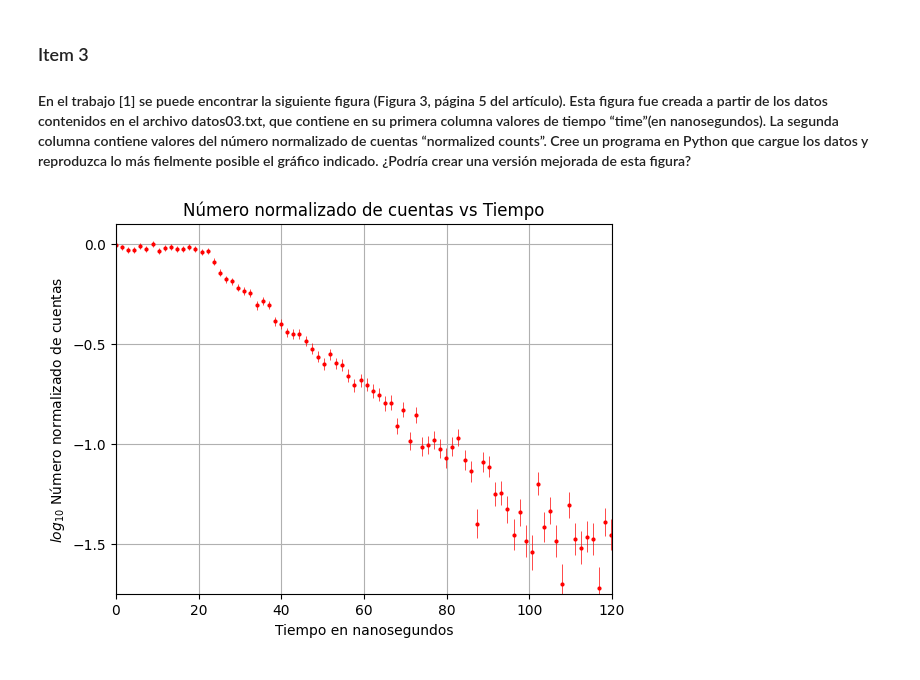
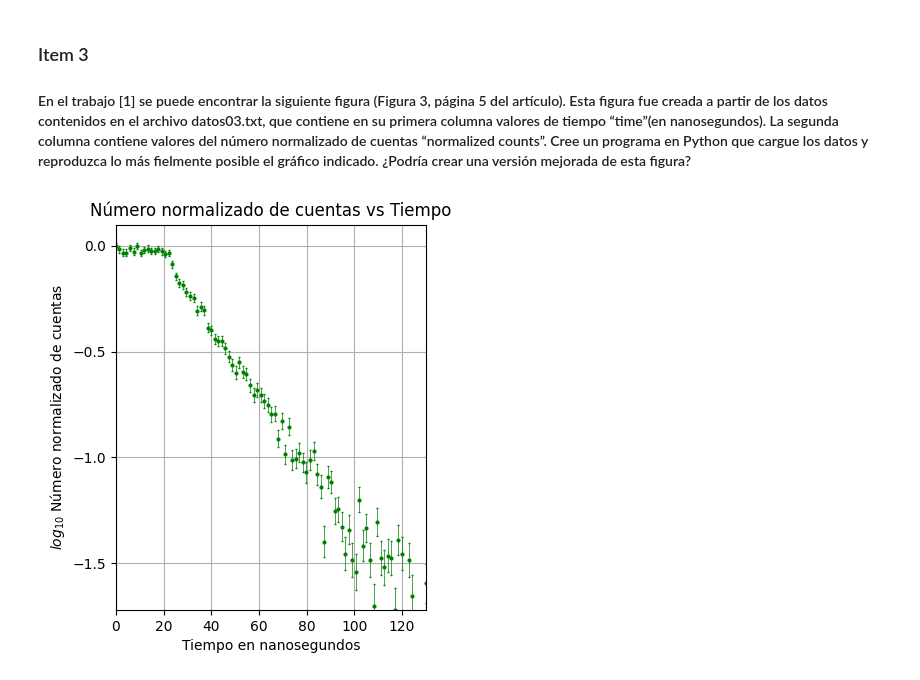
Before and after one commit to Bruniiiiin/Cosas-u, a Jupyter notebook: lc 1/Tareas/Tarea01/Tarea01.ipynb, the cells around one changed output. Drawn from its saved outputs; the diff is of its cells as text; code cells hidden in the pictures.

Commit message:
Algunos errores

```diff
--- a/lc 1/Tareas/Tarea01/Tarea01.ipynb
+++ b/lc 1/Tareas/Tarea01/Tarea01.ipynb
@@ -316,20 +316,27 @@ plt.show()
 # %%
 import numpy as np
 import matplotlib.pyplot as plt
 
 datos03 = np.genfromtxt("datos03.txt")
 
 t = datos03[:,0]
 n = datos03[:,1]
 err = datos03[:,2]
-plt.errorbar(t, n, yerr=err, fmt="o", markersize=2, color="red", elinewidth=0.5)
+
+#Figsize para que se parezca mas a la figura de solanocosatarea1.pdf
+plt.figure(figsize=(4,5))
+#Markersize para puntos mas pequeños, capsize para que las barras de error tengan "sombrero"
+plt.errorbar(t, n, yerr=err, fmt="o", markersize=2, color="green", elinewidth=0.5, capsize=1)
 plt.xlabel("Tiempo en nanosegundos")
 plt.ylabel("$log_{10}$ Número normalizado de cuentas")
 plt.title("Número normalizado de cuentas vs Tiempo")
-plt.ylim(-1.75, 0.1)
-plt.xlim(0, 120)
+#Limite de valores en y como en el otro grafico
+plt.ylim(-1.72, 0.1)
+#Lo mismo pero en x ¿innecesario? nose
+plt.xlim(0, 130)
+#Para que el graf vaya de 0.5 en 0.5
 plt.yticks([-1.5, -1.0, -0.5, 0.0])
 plt.grid()
 plt.show()
 # %% [output]
-[figure, old version]
+[figure, new version]
```
